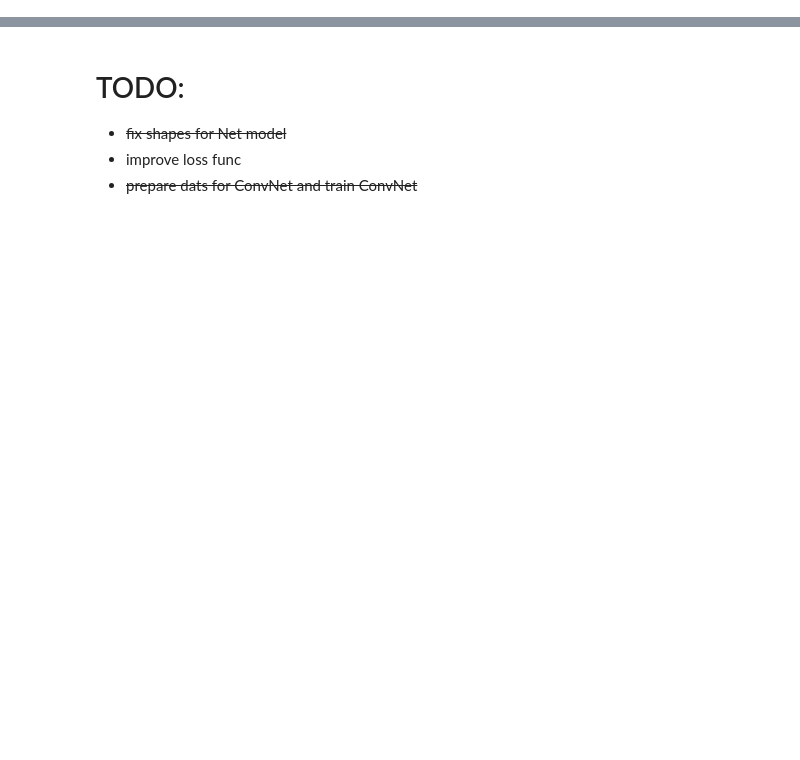
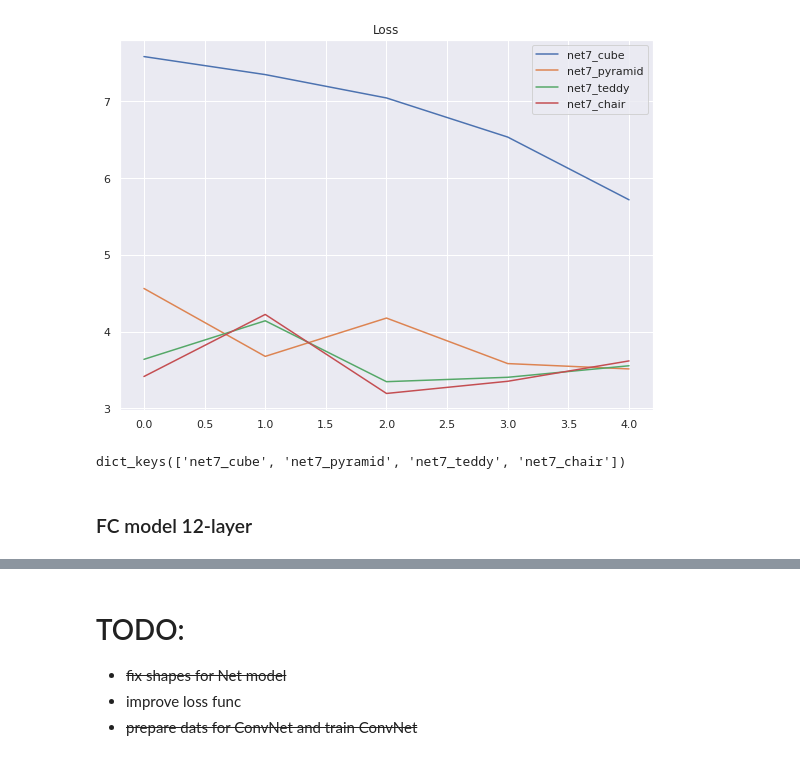
Before and after one commit to sashatr/sdf_playground, a Jupyter notebook: sdf_for_3d.ipynb, the cells around one changed output, grey strips where cells are left out. Saved outputs shown, nothing was run; the diff lists cells and outputs as text; code cells hidden in the pictures; blank space fills up the shorter version.

Commit message:
add train models for all figures

```diff
--- a/sdf_for_3d.ipynb
+++ b/sdf_for_3d.ipynb
@@ -328,0 +36,3 @@ output_net7, output_net12 , output_cnn
+# %%
+mesh_teddy = trimesh.load('data/teddy.obj')
+mesh_teddy.show(viewer='notebook', smooth=False)
@@ -328,0 +41,3 @@ output_net7, output_net12 , output_cnn
+# %%
+mesh_chair = trimesh.load('data/chair.obj')
+mesh_chair.show(viewer='notebook', smooth=False)
@@ -328,0 +48,5 @@ output_net7, output_net12 , output_cnn
+# %%
+mesh_cube_bb = np.array(mesh_cube.bounding_box.vertices)
+mesh_pyramid_bb = np.array(mesh_pyramid.bounding_box.vertices)
+mesh_teddy_bb = np.array(mesh_teddy.bounding_box.vertices)
+mesh_chair_bb = np.array(mesh_chair.bounding_box.vertices)
@@ -328,0 +124,8 @@ output_net7, output_net12 , output_cnn
+# %%
+for name, dataloader in datasets.items():
+    print(f">Train model for *{name}* dataset..")
+    losses[f'net7_{name}']  = train(net7, train_dl, 5, 2)
+    print(" Saveing model.. OK.")
+    torch.save(net7, f"models/net7_{name}.pt")
+    torch.cuda.empty_cache()
+    print()
@@ -328,0 +152,11 @@ output_net7, output_net12 , output_cnn
+# %%
+plots = filter(lambda x: x.startswith('net7'), losses.keys())
+loss_graph(losses, list(plots))
+# %% [output]
+[figure, added]
+# %%
+losses.keys()
+# %% [output]
+dict_keys(['net7_cube', 'net7_pyramid', 'net7_teddy', 'net7_chair'])
+# %% [markdown]
+### FC model 12-layer
```
Also changed, not shown: parts of 61 cells of this notebook, 21 other files.
